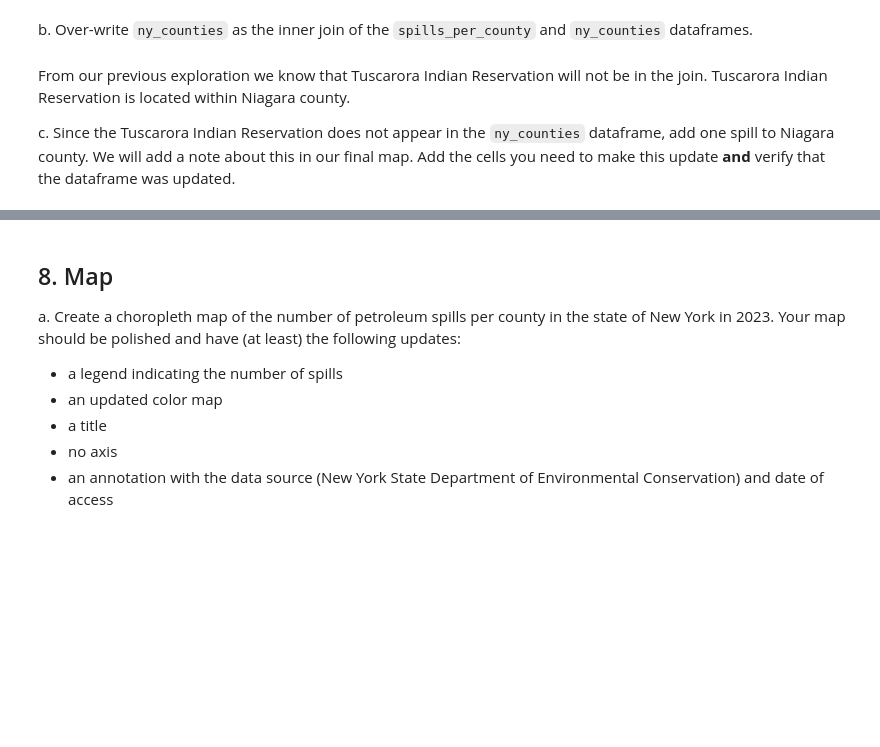
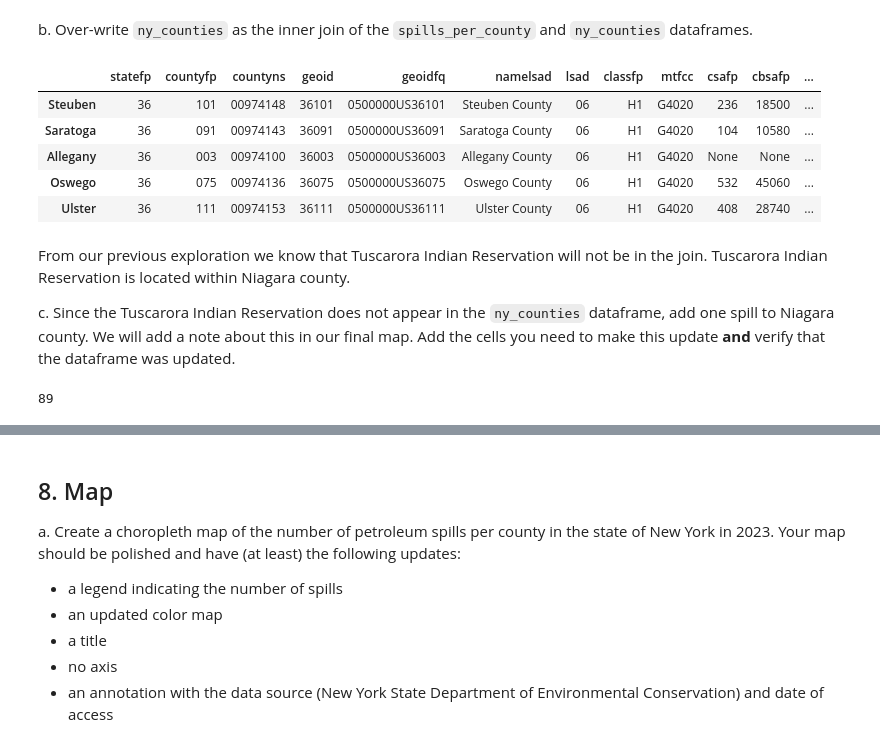
Before and after one commit to kylienewcomer/eds220-hwk3, a Jupyter notebook: hwk3-task1-spills.ipynb, the cells around one changed output, grey strips where cells are left out. Drawn from its saved outputs; the diff is of its cells as text; code cells hidden in the pictures; blank space fills up the shorter version.

```diff
--- a/hwk3-task1-spills.ipynb
+++ b/hwk3-task1-spills.ipynb
@@ -313,3 +403,6 @@ _Type your answer here, replacing this text._
 ### 6.B. Cleaning
 
 Simplify column names as needed.
+# %%
+counties.columns = counties.columns.str.lower().str.replace(" ", "_")
+counties.columns
@@ -321,6 +419,9 @@ Simplify column names as needed.
 ### 6.C. Data selection
 
 Select all the counties for the state of New York in a new variable `ny_counties` and plot them (you may need to look at the metadata).
+# %%
+# Use state code 36 for NY
+ny_counties = counties[counties['statefp'] == '36']
 # %% [markdown]
 <!-- END QUESTION -->
 
@@ -368,14 +521,30 @@ e. What is the number of spills in 'Tuscarora Indian Reservation'?
 ### 7.B. Data updates
 
 In the next cell, update 'St Lawrence' to 'St. Lawrence' in `spills_per_county` data frame and Verify the update was successful.
+# %%
+spills_per_county['county'] = spills_per_county['county'].replace('St Lawrence', 'St. Lawrence')
 # %% [markdown]
 ### 7.C. Merge
 
 In the following cells:
 
 a. Use this cell to make any other updates needed for making an inner join of the `spills_per_county` and `ny_counties`.
+# %%
+# Change column name for ny_counties['name'] to merge on county name
+ny_counties = ny_counties.set_index('name')
+spills_per_county = spills_per_county.set_index('county')
 # %% [markdown]
 b. Over-write `ny_counties` as the  inner join of the `spills_per_county` and `ny_counties` dataframes.
+# %%
+ny_counties = pd.merge(ny_counties, spills_per_county, how = "inner", left_index = True, right_index = True)
+ny_counties.head()
+# %% [output]
+|  | statefp | countyfp | countyns | geoid | geoidfq | namelsad | lsad | classfp | mtfcc | csafp | cbsafp | ... |
+| Steuben | 36 | 101 | 00974148 | 36101 | 0500000US36101 | Steuben County | 06 | H1 | G4020 | 236 | 18500 | ... |
+| Saratoga | 36 | 091 | 00974143 | 36091 | 0500000US36091 | Saratoga County | 06 | H1 | G4020 | 104 | 10580 | ... |
+| Allegany | 36 | 003 | 00974100 | 36003 | 0500000US36003 | Allegany County | 06 | H1 | G4020 | None | None | ... |
+| Oswego | 36 | 075 | 00974136 | 36075 | 0500000US36075 | Oswego County | 06 | H1 | G4020 | 532 | 45060 | ... |
+| Ulster | 36 | 111 | 00974153 | 36111 | 0500000US36111 | Ulster County | 06 | H1 | G4020 | 408 | 28740 | ... |
 # %% [markdown]
 
 From our previous exploration we know that Tuscarora Indian Reservation will not be in the join. Tuscarora Indian Reservation is located within Niagara county.
@@ -383,0 +555,4 @@ c. Since the Tuscarora Indian Reservation does not appear in the `ny_counties` d
+# %%
+ny_counties.at["Niagara", 'n_spills']
+# %% [output]
+89
```
Also changed, not shown: parts of 25 cells of this notebook.
